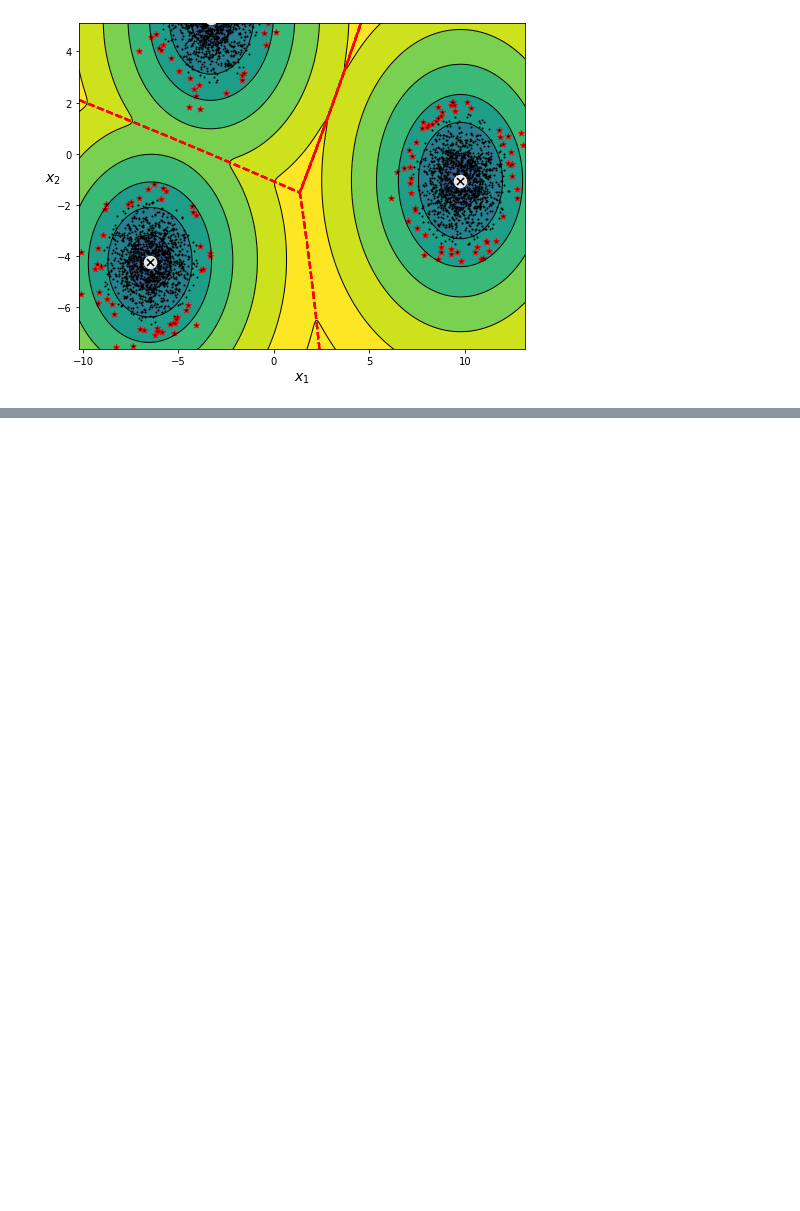
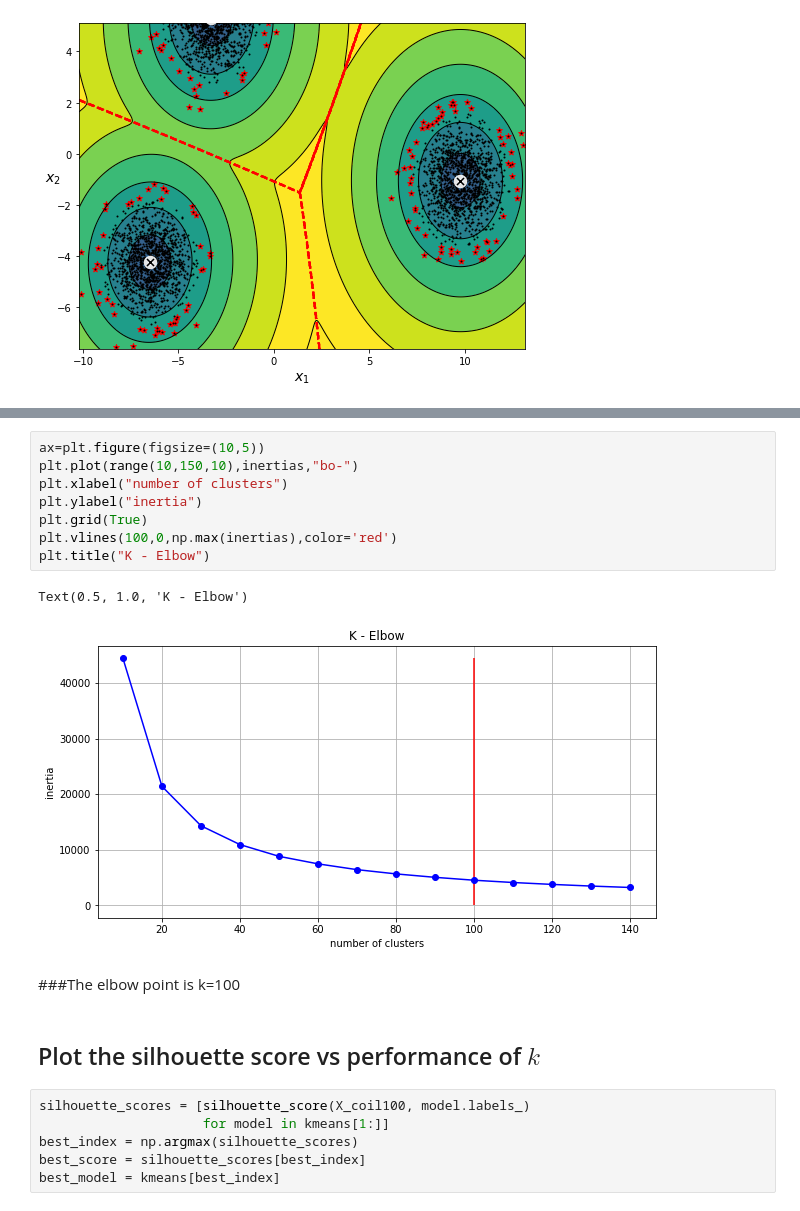
Before and after one commit to seansothey/DataScience-MachineLearning-Research, a Jupyter notebook: Project6_Unsupervised_Learning.ipynb, the cells around one changed output, grey strips where cells are left out. Saved outputs shown, nothing was run; the diff lists cells and outputs as text; blank space fills up the shorter version.

```diff
--- a/Project6_Unsupervised_Learning.ipynb
+++ b/Project6_Unsupervised_Learning.ipynb
@@ -525,0 +598,21 @@ plt.show()
+# %%
+ax=plt.figure(figsize=(10,5))
+plt.plot(range(10,150,10),inertias,"bo-")
+plt.xlabel("number of clusters")
+plt.ylabel("inertia")
+plt.grid(True)
+plt.vlines(100,0,np.max(inertias),color='red')
+plt.title("K - Elbow")
+# %% [output]
+Text(0.5, 1.0, 'K - Elbow')
+[figure, added]
+# %% [markdown]
+###The elbow point is k=100
+# %% [markdown]
+## Plot the silhouette score vs performance of $k$
+# %%
+silhouette_scores = [silhouette_score(X_coil100, model.labels_)
+                     for model in kmeans[1:]]
+best_index = np.argmax(silhouette_scores)
+best_score = silhouette_scores[best_index]
+best_model = kmeans[best_index]
```
Also changed, not shown: parts of 92 cells of this notebook.
